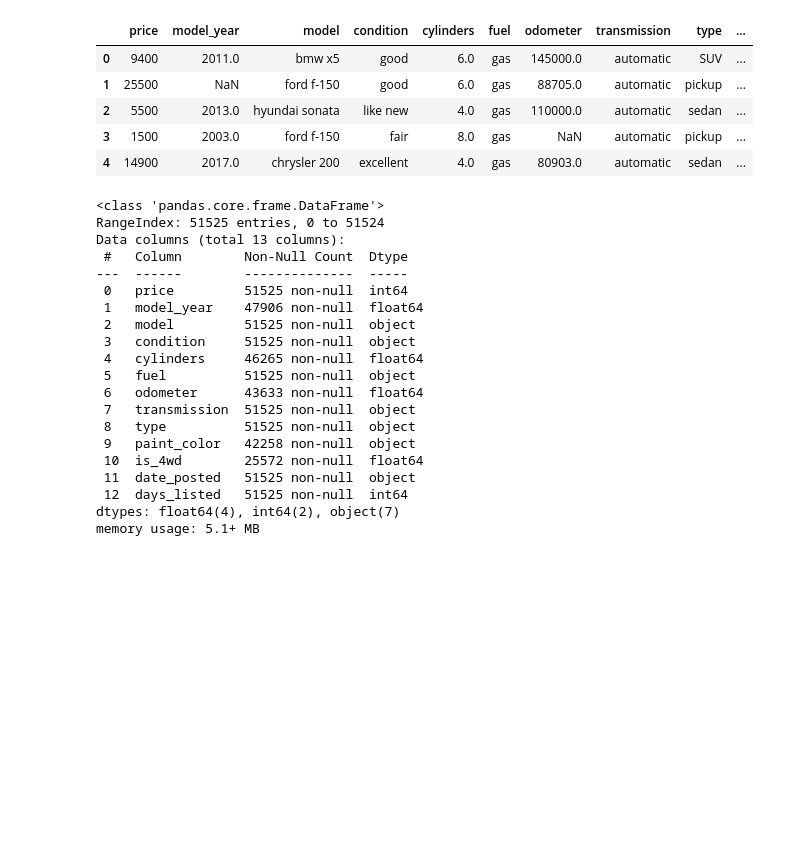
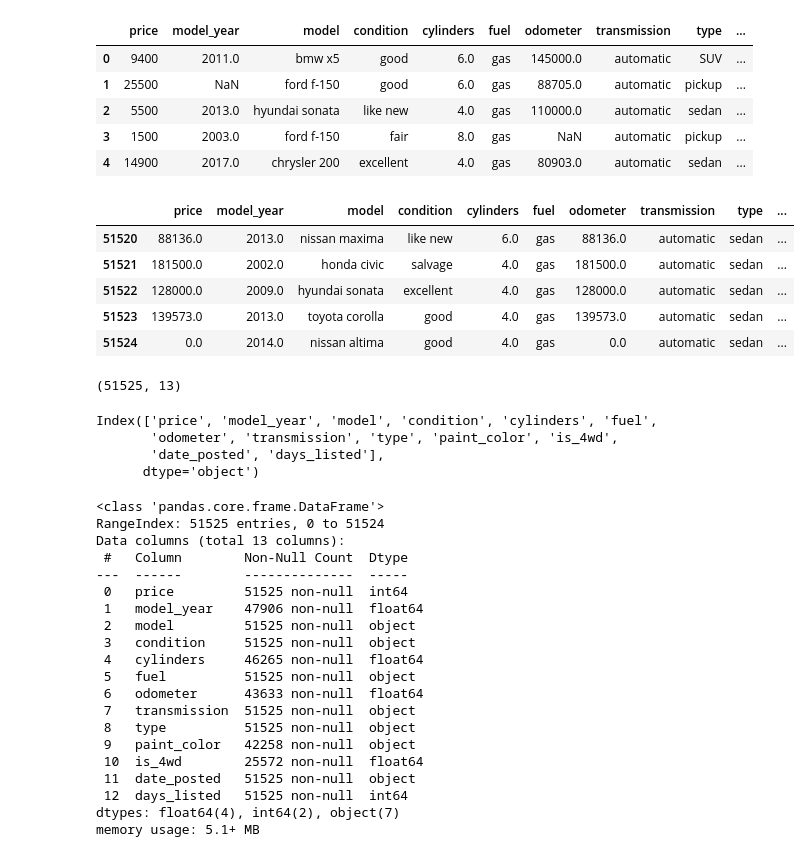
Before and after one commit to diegotrejosz/plotly_project, a Jupyter notebook: notebooks/eda.ipynb, the cells around one changed output. Saved outputs shown, nothing was run; the diff lists cells and outputs as text; code cells hidden in the pictures; blank space fills up the shorter version.

```diff
--- a/notebooks/eda.ipynb
+++ b/notebooks/eda.ipynb
@@ -15,6 +16,26 @@ df.head()
 | 2 | 5500 | 2013.0 | hyundai sonata | like new | 4.0 | gas | 110000.0 | automatic | sedan | ... |
 | 3 | 1500 | 2003.0 | ford f-150 | fair | 8.0 | gas | NaN | automatic | pickup | ... |
 | 4 | 14900 | 2017.0 | chrysler 200 | excellent | 4.0 | gas | 80903.0 | automatic | sedan | ... |
+# %%
+df.tail()
+# %% [output]
+|  | price | model_year | model | condition | cylinders | fuel | odometer | transmission | type | ... |
+| 51520 | 88136.0 | 2013.0 | nissan maxima | like new | 6.0 | gas | 88136.0 | automatic | sedan | ... |
+| 51521 | 181500.0 | 2002.0 | honda civic | salvage | 4.0 | gas | 181500.0 | automatic | sedan | ... |
+| 51522 | 128000.0 | 2009.0 | hyundai sonata | excellent | 4.0 | gas | 128000.0 | automatic | sedan | ... |
+| 51523 | 139573.0 | 2013.0 | toyota corolla | good | 4.0 | gas | 139573.0 | automatic | sedan | ... |
+| 51524 | 0.0 | 2014.0 | nissan altima | good | 4.0 | gas | 0.0 | automatic | sedan | ... |
+# %%
+print(df.shape)
+# %% [output]
+(51525, 13)
+# %%
+print(df.columns)    # Lista los nombres de las columnas
+# %% [output]
+Index(['price', 'model_year', 'model', 'condition', 'cylinders', 'fuel',
+       'odometer', 'transmission', 'type', 'paint_color', 'is_4wd',
+       'date_posted', 'days_listed'],
+      dtype='object')
 # %%
 df.info()
 # %% [output]
```
Also changed, not shown: parts of 16 cells of this notebook.
